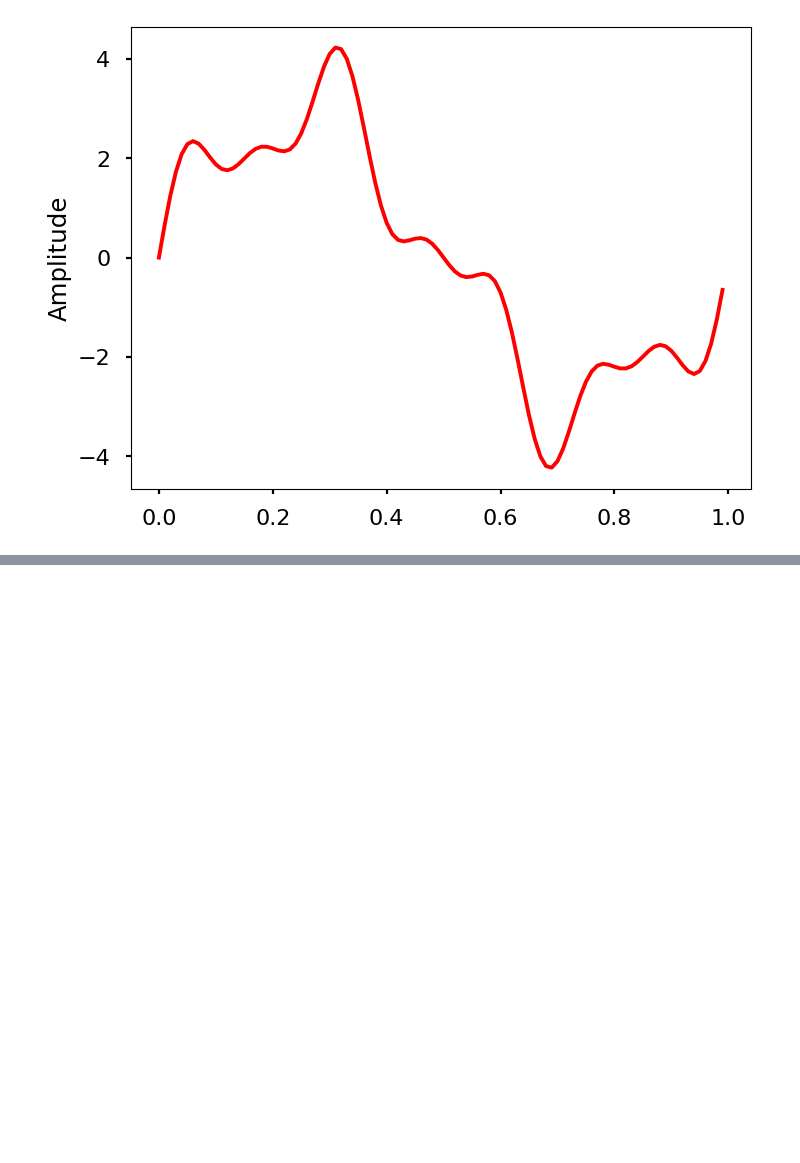
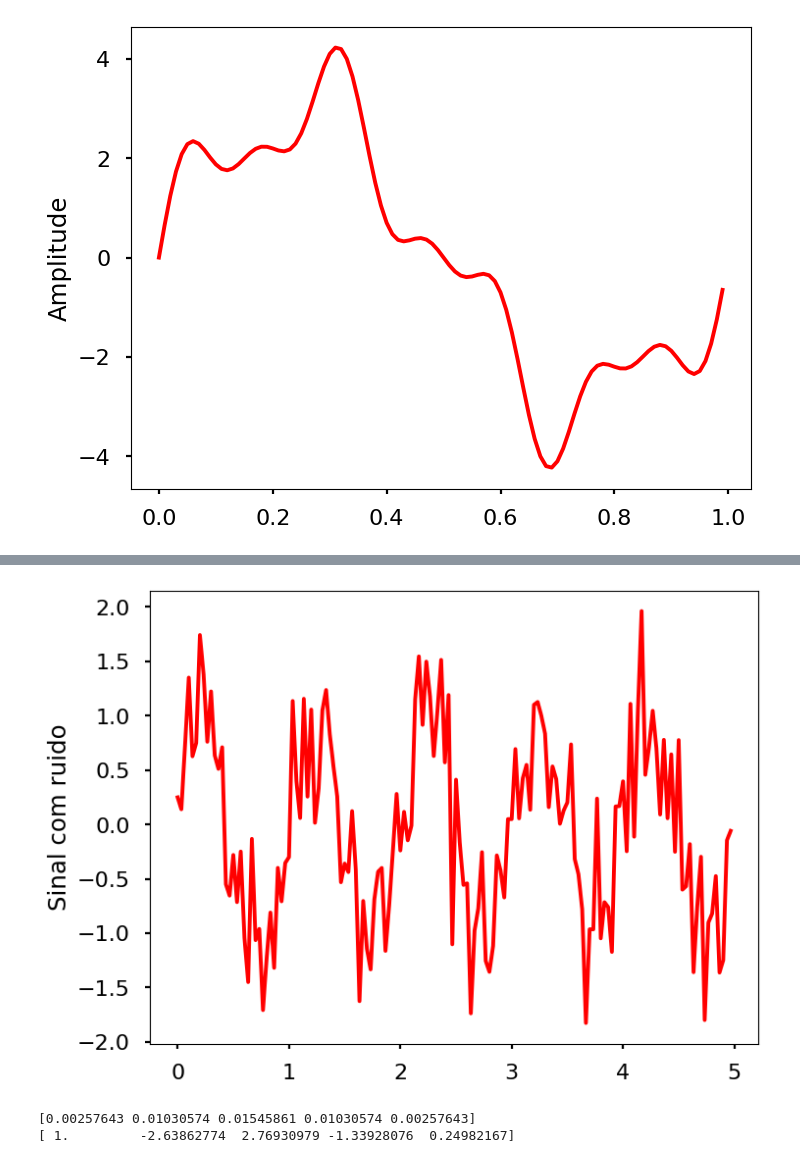
Before and after one commit to arthur-mts/pds, a Jupyter notebook: capitulo_5.ipynb, the cells around one changed output, grey strips where cells are left out. Saved outputs shown, nothing was run; the diff lists cells and outputs as text; code cells hidden in the pictures; blank space fills up the shorter version.

```diff
--- a/capitulo_5.ipynb
+++ b/capitulo_5.ipynb
@@ -65,0 +98,16 @@ plt.show()
+# %%
+plt.figure(figsize = (8, 6))
+plt.plot(ts, yraw, 'r')
+plt.ylabel('Sinal com ruido')
+
+plt.show()
+# %% [output]
+[figure, added]
+# %%
+## Agora iremos passar o filtro no sinal com ruido
+b, a = scipy.signal.iirfilter(4, Wn=2.5, fs=fs, btype="low", ftype="butter")
+print(b, a, sep="\n")
+y_lfilter = scipy.signal.lfilter(b, a, yraw)
+# %% [output]
+[0.00257643 0.01030574 0.01545861 0.01030574 0.00257643]
+[ 1.         -2.63862774  2.76930979 -1.33928076  0.24982167]
```
Also changed, not shown: parts of 9 cells of this notebook, 2 other files.
